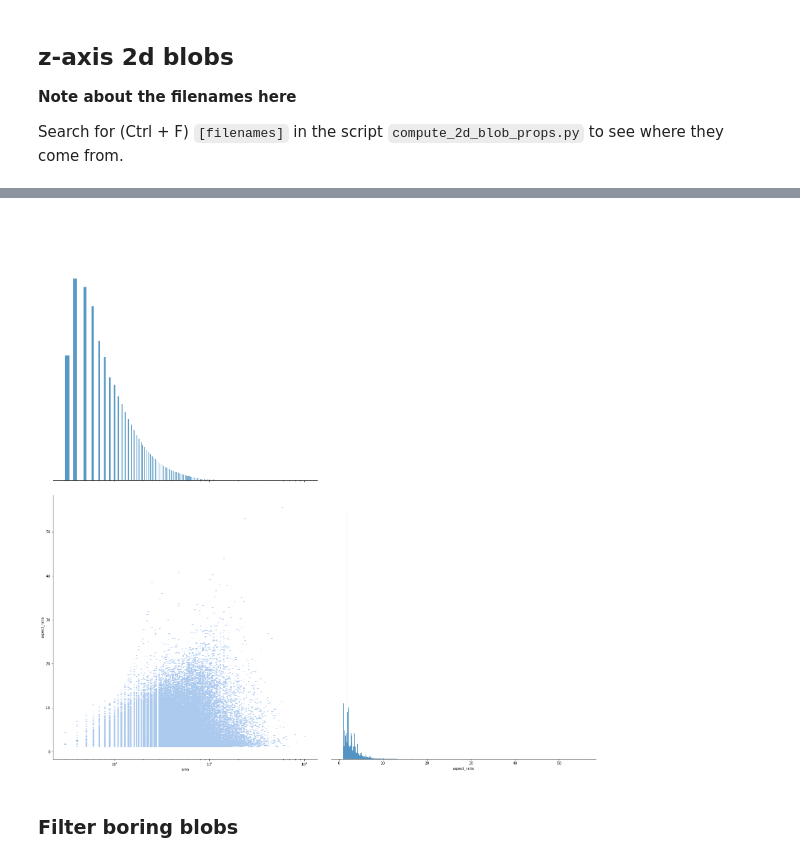
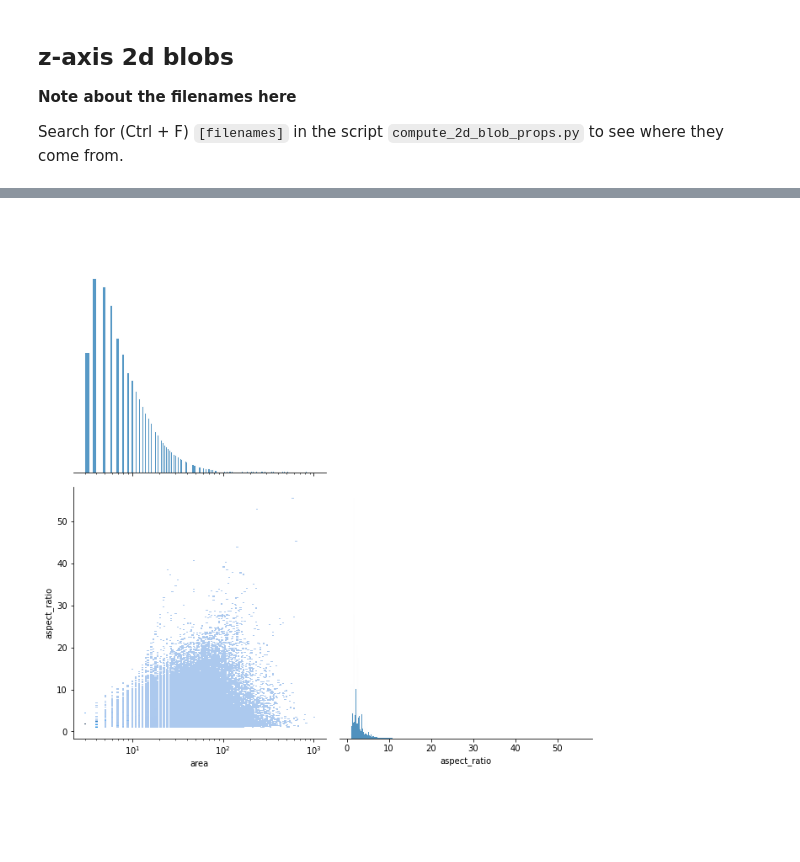
Before and after one commit to jpcbertoldo/tomo2seg, a Jupyter notebook: nbs/analyze-2d-blobs-search-anomalies.ipynb, the cells around one changed output, grey strips where cells are left out. Drawn from its saved outputs; the diff is of its cells as text; code cells hidden in the pictures; blank space fills up the shorter version.

Commit message:
analyze 2d and 3d blobs

```diff
--- a/nbs/analyze-2d-blobs-search-anomalies.ipynb
+++ b/nbs/analyze-2d-blobs-search-anomalies.ipynb
@@ -166,5 +172,5 @@ pairgrid = sns.pairplot(
     plot_kws=dict(log_scale=(True, False), palette="inferno"),
     corner=True,
 )
-pairgrid.fig.set_size_inches(*(sz := 25, sz))
+pairgrid.fig.set_size_inches(*(sz := 10, sz))
 # %% [output]
@@ -173,3 +179 @@ Wall time: 6.25 s
-[figure, old version]
+[figure, new version]
-# %% [markdown]
-### Filter boring blobs
```
Also changed, not shown: parts of 23 cells of this notebook, 2 other files.
